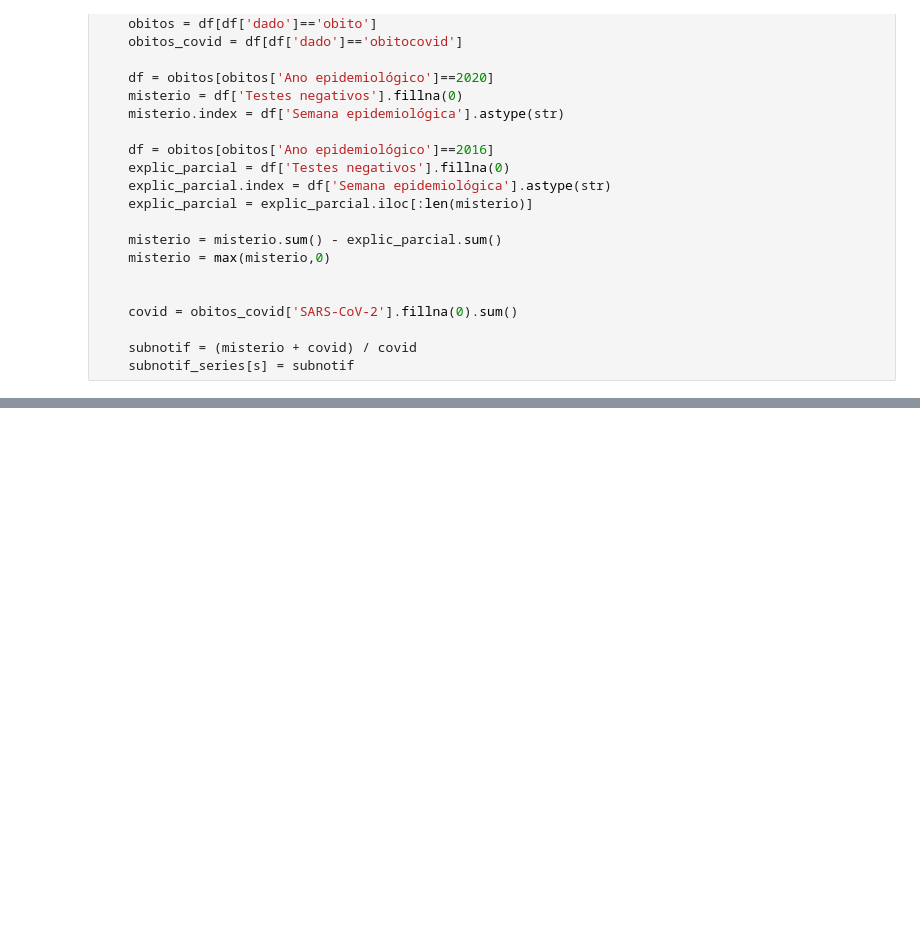
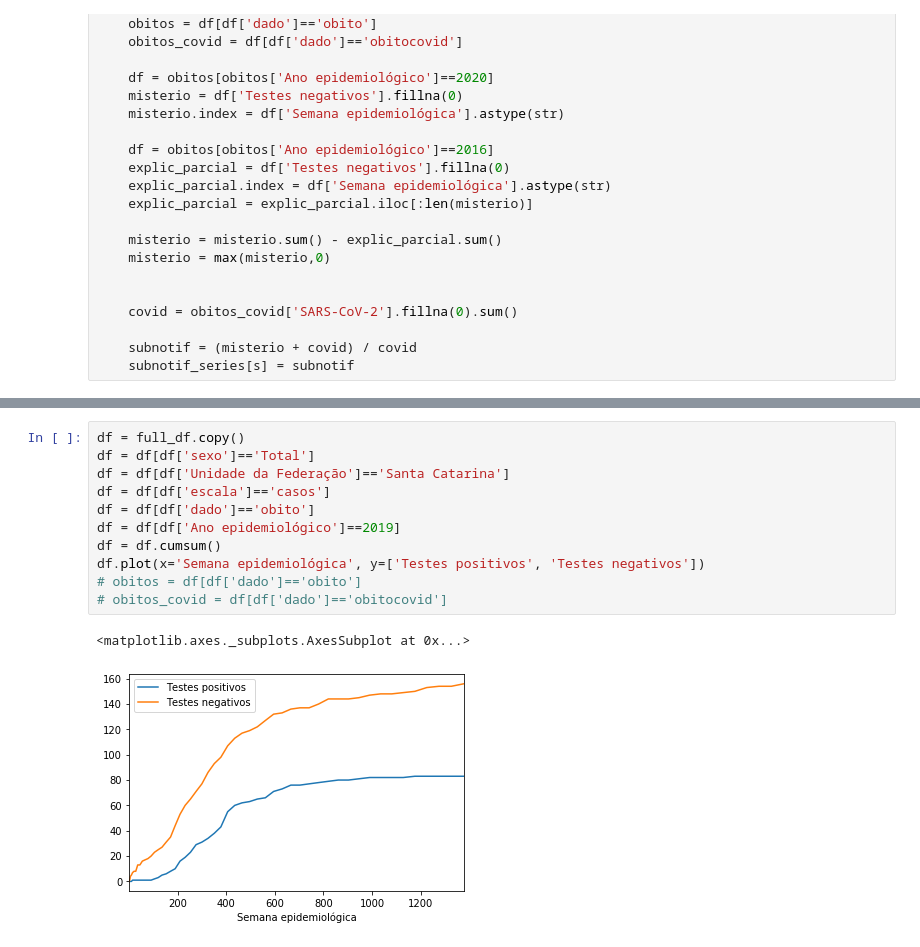
Before and after one commit to markusbkoch/covid-19, a Jupyter notebook: SRAG.ipynb, the cells around one changed output, grey strips where cells are left out. Saved outputs shown, nothing was run; the diff lists cells and outputs as text; blank space fills up the shorter version.

Commit message:
Dados do InfoGripe atualizado até a SE 2020 22
e8cf71fc da fiocruz

```diff
--- a/SRAG.ipynb
+++ b/SRAG.ipynb
@@ -93,0 +94,14 @@ for rect in rects[:-1]:
+# %%
+df = full_df.copy()
+df = df[df['sexo']=='Total']
+df = df[df['Unidade da Federação']=='Santa Catarina']
+df = df[df['escala']=='casos']
+df = df[df['dado']=='obito']
+df = df[df['Ano epidemiológico']==2019]
+df = df.cumsum()
+df.plot(x='Semana epidemiológica', y=['Testes positivos', 'Testes negativos'])
+# obitos = df[df['dado']=='obito']
+# obitos_covid = df[df['dado']=='obitocovid']
+# %% [output]
+<matplotlib.axes._subplots.AxesSubplot at 0x...>
+[figure, added]
```
Also changed, not shown: parts of 3 cells of this notebook.
